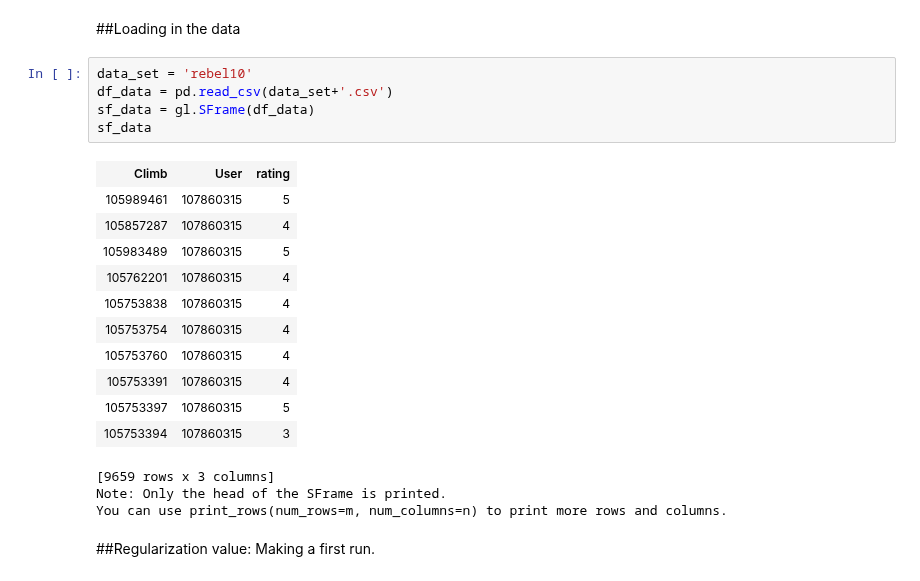
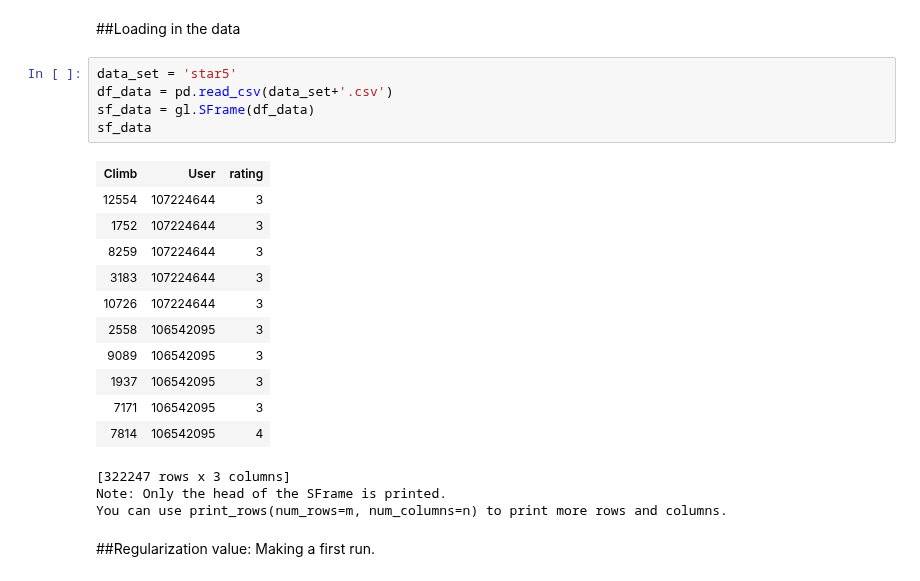
Before and after one commit to dmneal/Capstone, a Jupyter notebook: Graphlab.ipynb, the cells around one changed output. Saved outputs shown, nothing was run; the diff lists cells and outputs as text.

```diff
--- a/Graphlab.ipynb
+++ b/Graphlab.ipynb
@@ -8,23 +8,23 @@ import random
 # %% [markdown]
 ##Loading in the data
 # %%
-data_set = 'rebel10'
+data_set = 'star5'
 df_data = pd.read_csv(data_set+'.csv')
 sf_data = gl.SFrame(df_data)
 sf_data
 # %% [output]
 | Climb | User | rating |
-| 105989461 | 107860315 | 5 |
-| 105857287 | 107860315 | 4 |
-| 105983489 | 107860315 | 5 |
-| 105762201 | 107860315 | 4 |
-| 105753838 | 107860315 | 4 |
-| 105753754 | 107860315 | 4 |
-| 105753760 | 107860315 | 4 |
-| 105753391 | 107860315 | 4 |
-| 105753397 | 107860315 | 5 |
-| 105753394 | 107860315 | 3 |
+| 12554 | 107224644 | 3 |
+| 1752 | 107224644 | 3 |
+| 8259 | 107224644 | 3 |
+| 3183 | 107224644 | 3 |
+| 10726 | 107224644 | 3 |
+| 2558 | 106542095 | 3 |
+| 9089 | 106542095 | 3 |
+| 1937 | 106542095 | 3 |
+| 7171 | 106542095 | 3 |
+| 7814 | 106542095 | 4 |
-[9659 rows x 3 columns]
+[322247 rows x 3 columns]
 Note: Only the head of the SFrame is printed.
 You can use print_rows(num_rows=m, num_columns=n) to print more rows and columns.
 # %% [markdown]
```
Also changed, not shown: parts of 24 cells of this notebook, 6 other files.
